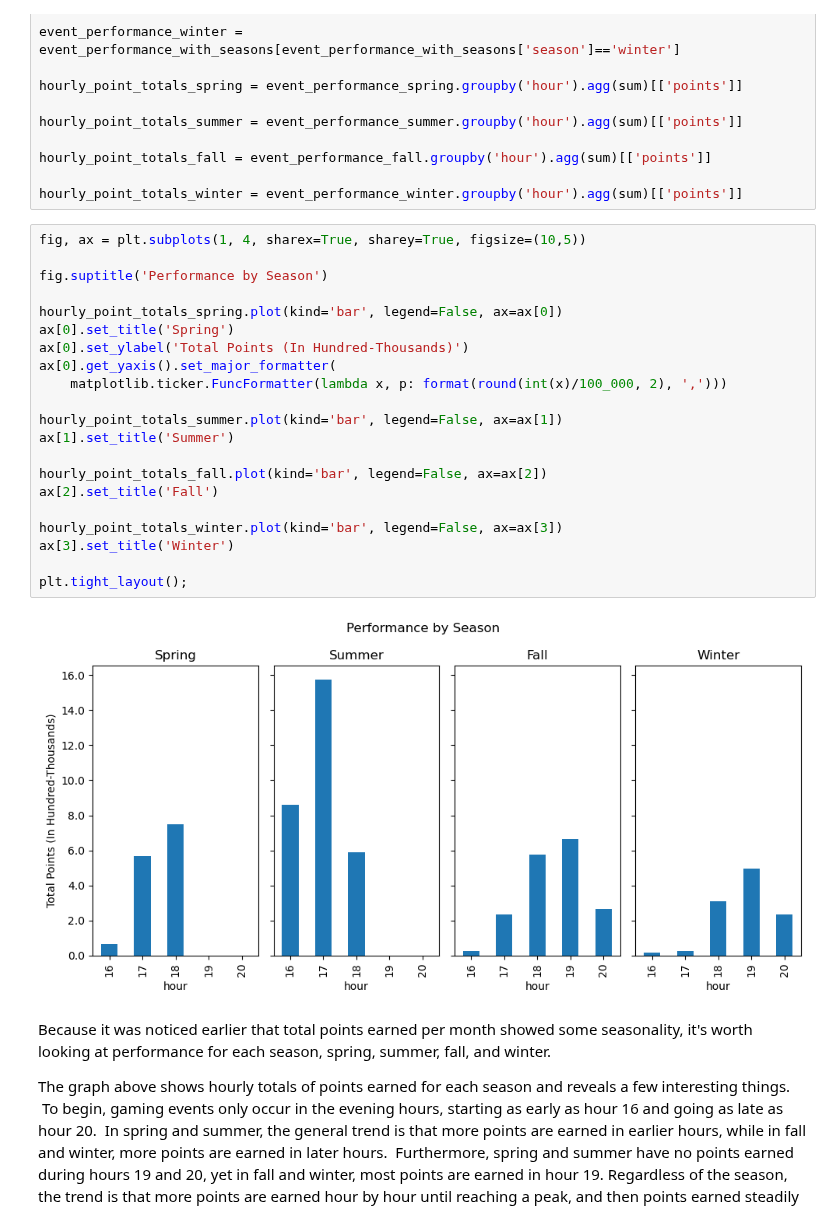
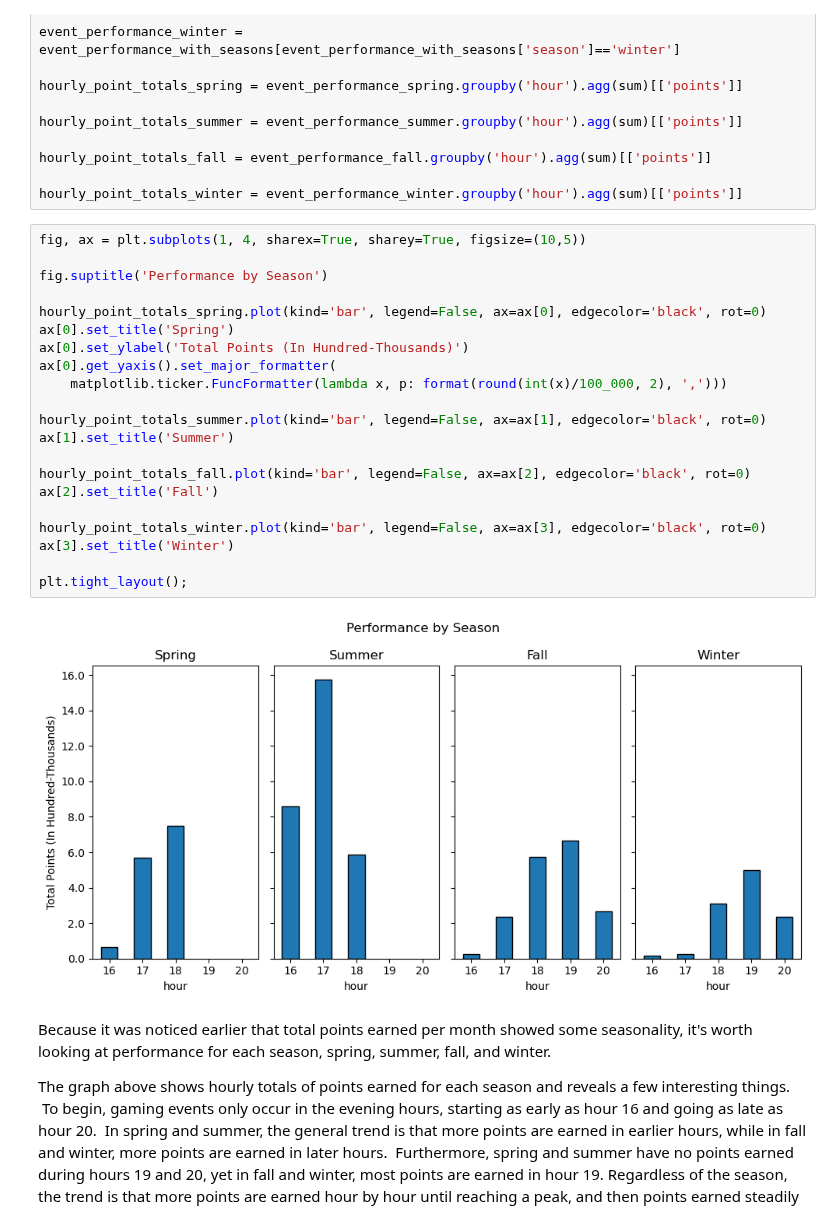
Before and after one commit to papir805/bot_battles_player_analysis, a Jupyter notebook: part2_eda_and_checking_for_correlation.ipynb, the cells around one changed output. Cells and saved outputs as stored; diff of their text form.

```diff
--- a/part2_eda_and_checking_for_correlation.ipynb
+++ b/part2_eda_and_checking_for_correlation.ipynb
@@ -485,26 +485,26 @@ hourly_point_totals_winter = event_performance_winter.groupby('hour').agg(sum)[[
 # %%
 fig, ax = plt.subplots(1, 4, sharex=True, sharey=True, figsize=(10,5))
 
 fig.suptitle('Performance by Season')
 
-hourly_point_totals_spring.plot(kind='bar', legend=False, ax=ax[0])
+hourly_point_totals_spring.plot(kind='bar', legend=False, ax=ax[0], edgecolor='black', rot=0)
 ax[0].set_title('Spring')
 ax[0].set_ylabel('Total Points (In Hundred-Thousands)')
 ax[0].get_yaxis().set_major_formatter(
     matplotlib.ticker.FuncFormatter(lambda x, p: format(round(int(x)/100_000, 2), ',')))
 
-hourly_point_totals_summer.plot(kind='bar', legend=False, ax=ax[1])
+hourly_point_totals_summer.plot(kind='bar', legend=False, ax=ax[1], edgecolor='black', rot=0)
 ax[1].set_title('Summer')
 
-hourly_point_totals_fall.plot(kind='bar', legend=False, ax=ax[2])
+hourly_point_totals_fall.plot(kind='bar', legend=False, ax=ax[2], edgecolor='black', rot=0)
 ax[2].set_title('Fall')
 
-hourly_point_totals_winter.plot(kind='bar', legend=False, ax=ax[3])
+hourly_point_totals_winter.plot(kind='bar', legend=False, ax=ax[3], edgecolor='black', rot=0)
 ax[3].set_title('Winter')
 
 plt.tight_layout();
 # %% [output]
-[figure, old version]
+[figure, new version]
 # %% [markdown]
 Because it was noticed earlier that total points earned per month showed some seasonality, it's worth looking at performance for each season, spring, summer, fall, and winter.
 
```
Also changed, not shown: parts of 3 cells of this notebook, 6 other files.
